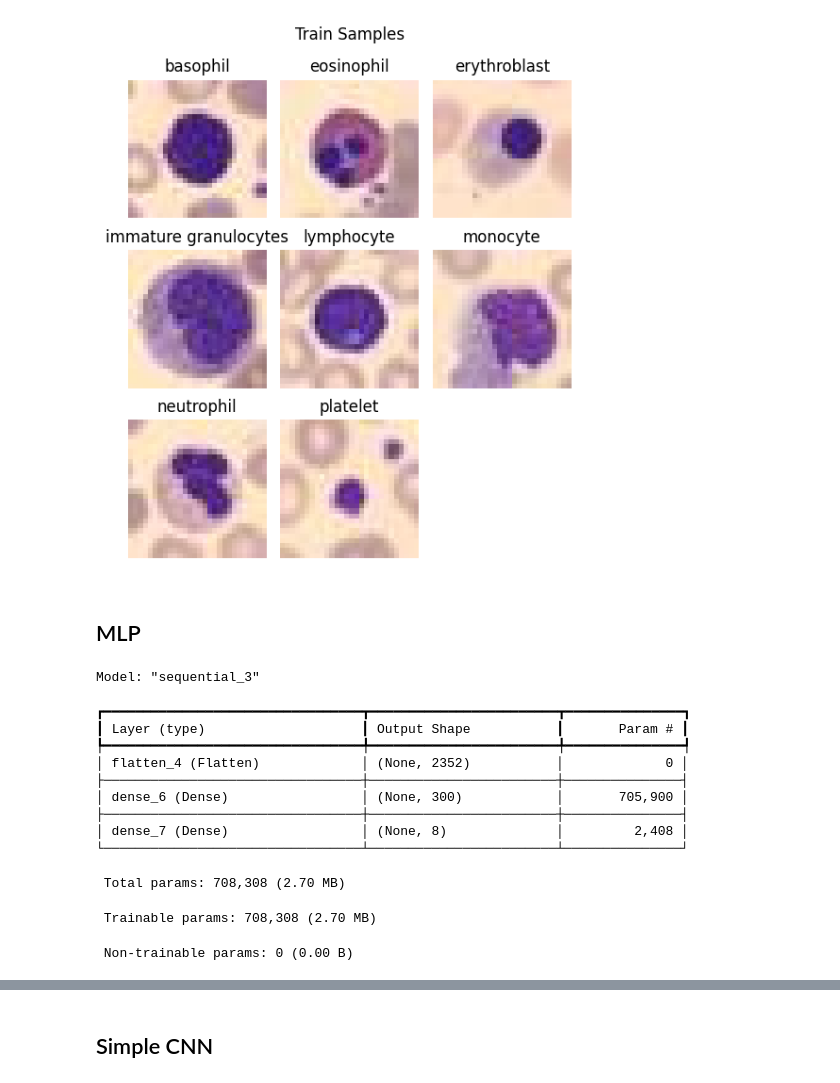
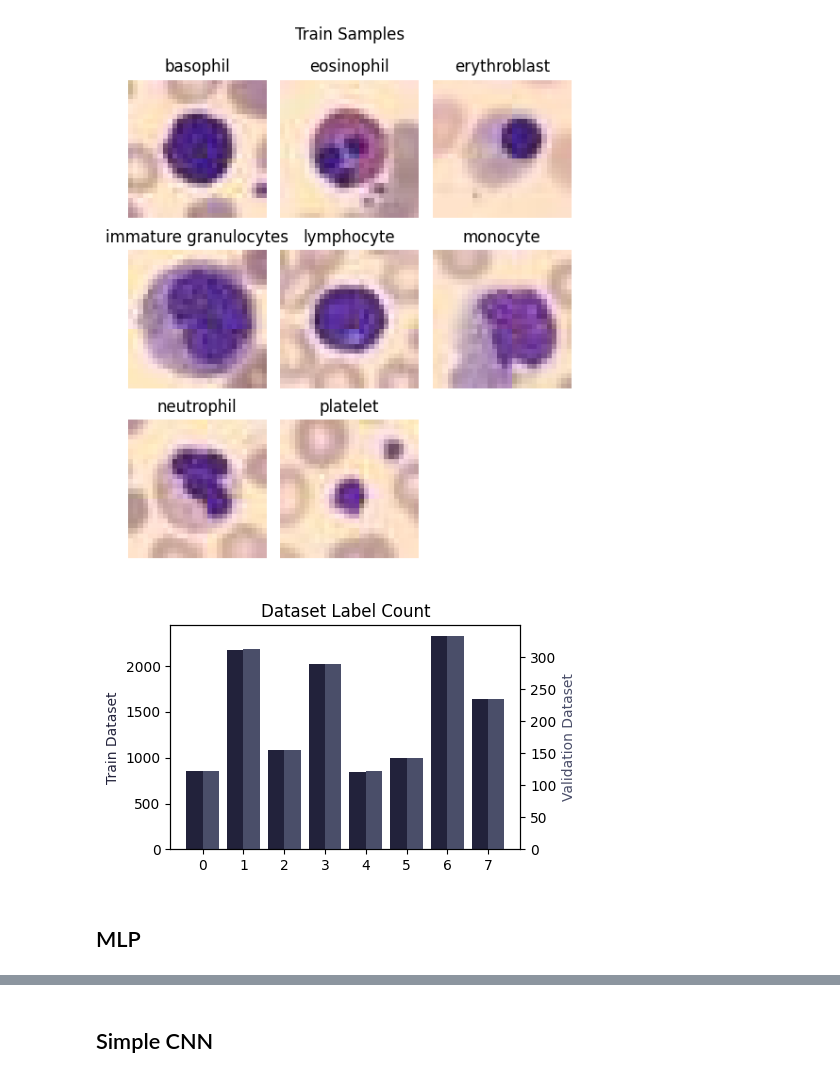
Before and after one commit to TiagoCAAmorim/machine_learning, a Jupyter notebook: Lista03/Lista03.ipynb, the cells around one changed output, grey strips where cells are left out. Saved outputs shown, nothing was run; the diff lists cells and outputs as text; code cells hidden in the pictures.

```diff
--- a/Lista03/Lista03.ipynb
+++ b/Lista03/Lista03.ipynb
@@ -31,3 +37,14 @@ def create_image_panel(images, labels, cols=3, title=None):
         fig.suptitle(title, fontsize=12)
     plt.tight_layout()
     return fig
+# %%
+colors = [
+    "#22223B",
+    "#4A4E69",
+    "#0B3954",
+    "#087E8B",
+    "#C81D25",
+    "#FF5A5F",
+    "#11270b",
+    "#3c5a14",
+]
@@ -37,6 +164,16 @@ def create_image_panel(images, labels, cols=3, title=None):
  https://medmnist.com/
 # %%
 from medmnist import BloodMNIST
-train_dataset = BloodMNIST(split="train", download=True)
-val_dataset = BloodMNIST(split="val", download=True)
-test_dataset = BloodMNIST(split="test", download=True)
+
+if READ_DATASETS:
+    train_dataset = BloodMNIST(split="train", download=True)
+    val_dataset = BloodMNIST(split="val", download=True)
+    test_dataset = BloodMNIST(split="test", download=True)
+
+    _ = joblib.dump(train_dataset, "train_dataset.sav")
+    _ = joblib.dump(val_dataset, "val_dataset.sav")
+    _ = joblib.dump(test_dataset, "test_dataset.sav")
+else:
+    train_dataset = joblib.load("train_dataset.sav")
+    val_dataset = joblib.load("val_dataset.sav")
+    test_dataset = joblib.load("test_dataset.sav")
@@ -69,13 +202,13 @@ labels = [
     'platelet'
 ]
 # %%
-X_train = train_dataset.imgs[:]
+X_train = train_dataset.imgs[:] / 255.
 y_train = train_dataset.labels[:,0]
 
-X_val = val_dataset.imgs[:]
+X_val = val_dataset.imgs[:] / 255.
 y_val = val_dataset.labels[:,0]
 
-X_test = test_dataset.imgs[:]
+X_test = test_dataset.imgs[:] / 255.
 y_test = test_dataset.labels[:,0]
 # %%
 print(f"Train data: {X_train.shape}")
@@ -94,6 +227,20 @@ image_panel = create_image_panel(images, labels, title="Train Samples")
 plt.show(image_panel)
 # %% [output]
 [figure]
+# %%
+label_count_train = [sum(y_train==i) for i in range(len(labels))]
+label_count_val = [sum(y_val==i) for i in range(len(labels))]
+create_bar_plot(
+    labels=range(len(labels)),
+    values=label_count_train,
+    axis_label="Train Dataset",
+    values2=label_count_val,
+    axis2_label="Validation Dataset",
+    title="Dataset Label Count",
+)
+plt.show()
+# %% [output]
+[figure, added]
 # %% [markdown]
 ## MLP
 # %%
@@ -107,22 +255,6 @@ mlp = keras.models.Sequential(
         keras.layers.Dense(len(labels), activation="softmax")
     ]
 )
-# %%
-mlp.summary()
-# %% [output]
-Model: "sequential_3"
-┏━━━━━━━━━━━━━━━━━━━━━━━━━━━━━━━━━┳━━━━━━━━━━━━━━━━━━━━━━━━┳━━━━━━━━━━━━━━━┓
-┃ Layer (type)                    ┃ Output Shape           ┃       Param # ┃
-┡━━━━━━━━━━━━━━━━━━━━━━━━━━━━━━━━━╇━━━━━━━━━━━━━━━━━━━━━━━━╇━━━━━━━━━━━━━━━┩
-│ flatten_4 (Flatten)             │ (None, 2352)           │             0 │
-├─────────────────────────────────┼────────────────────────┼───────────────┤
-│ dense_6 (Dense)                 │ (None, 300)            │       705,900 │
-├─────────────────────────────────┼────────────────────────┼───────────────┤
-│ dense_7 (Dense)                 │ (None, 8)              │         2,408 │
-└─────────────────────────────────┴────────────────────────┴───────────────┘
- Total params: 708,308 (2.70 MB)
- Trainable params: 708,308 (2.70 MB)
- Non-trainable params: 0 (0.00 B)
 # %%
 mlp.compile(
     loss=keras.losses.SparseCategoricalCrossentropy(),
```
Also changed, not shown: parts of 19 cells of this notebook, 3 other files.
